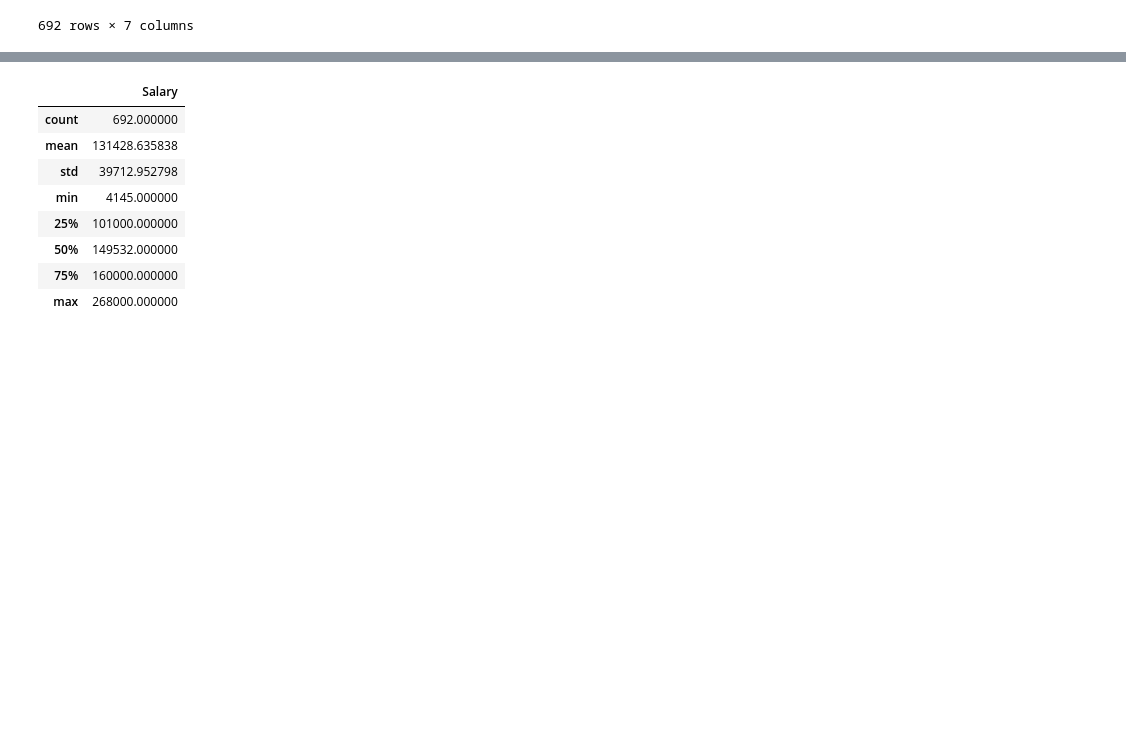
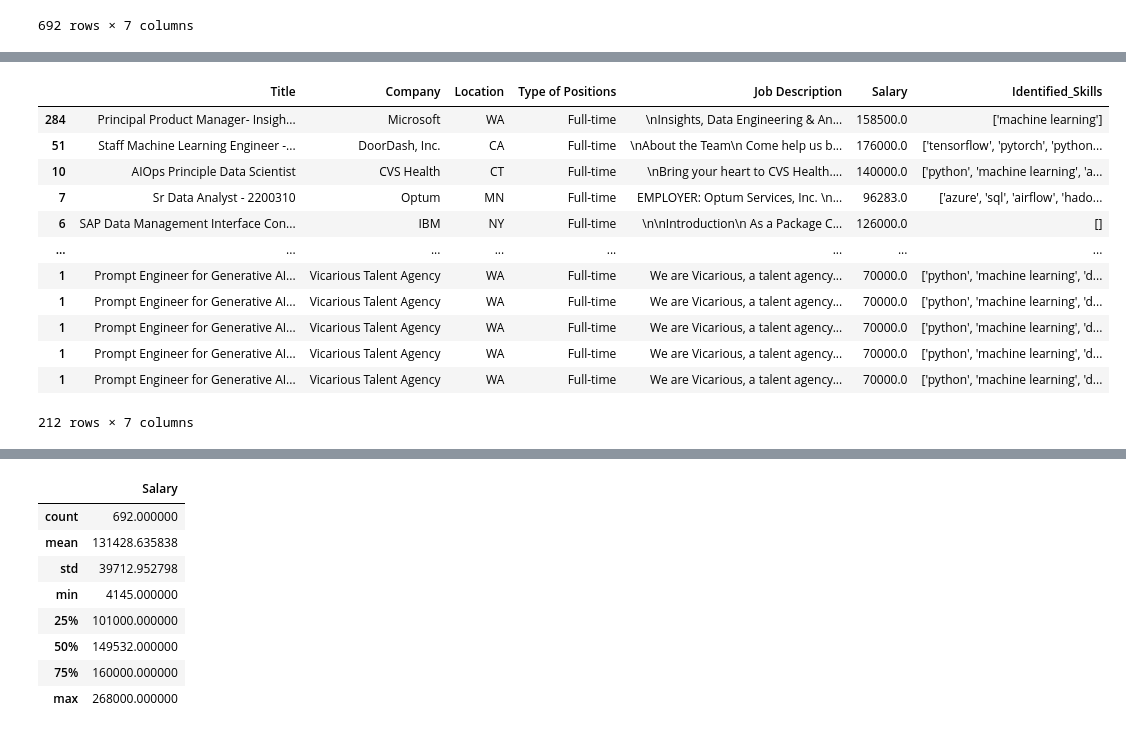
Before and after one commit to SharshS009/inventory, a Jupyter notebook: pandas.ipynb, the cells around one changed output, grey strips where cells are left out. Cells and saved outputs as stored; diff of their text form; code cells hidden in the pictures; blank space fills up the shorter version.

```diff
--- a/pandas.ipynb
+++ b/pandas.ipynb
@@ -19,0 +59,16 @@ df
+# %%
+df.loc[df['Title'].value_counts()]
+# %% [output]
+|  | Title | Company | Location | Type of Positions | Job Description | Salary | Identified_Skills |
+| 284 | Principal Product Manager- Insigh... | Microsoft | WA | Full-time | \nInsights, Data Engineering & An... | 158500.0 | ['machine learning'] |
+| 51 | Staff Machine Learning Engineer -... | DoorDash, Inc. | CA | Full-time | \nAbout the Team\n Come help us b... | 176000.0 | ['tensorflow', 'pytorch', 'python... |
+| 10 | AIOps Principle Data Scientist | CVS Health | CT | Full-time | \nBring your heart to CVS Health.... | 140000.0 | ['python', 'machine learning', 'a... |
+| 7 | Sr Data Analyst - 2200310 | Optum | MN | Full-time | EMPLOYER: Optum Services, Inc. \n... | 96283.0 | ['azure', 'sql', 'airflow', 'hado... |
+| 6 | SAP Data Management Interface Con... | IBM | NY | Full-time | \n\nIntroduction\n As a Package C... | 126000.0 | [] |
+| ... | ... | ... | ... | ... | ... | ... | ... |
+| 1 | Prompt Engineer for Generative AI... | Vicarious Talent Agency | WA | Full-time | We are Vicarious, a talent agency... | 70000.0 | ['python', 'machine learning', 'd... |
+| 1 | Prompt Engineer for Generative AI... | Vicarious Talent Agency | WA | Full-time | We are Vicarious, a talent agency... | 70000.0 | ['python', 'machine learning', 'd... |
+| 1 | Prompt Engineer for Generative AI... | Vicarious Talent Agency | WA | Full-time | We are Vicarious, a talent agency... | 70000.0 | ['python', 'machine learning', 'd... |
+| 1 | Prompt Engineer for Generative AI... | Vicarious Talent Agency | WA | Full-time | We are Vicarious, a talent agency... | 70000.0 | ['python', 'machine learning', 'd... |
+| 1 | Prompt Engineer for Generative AI... | Vicarious Talent Agency | WA | Full-time | We are Vicarious, a talent agency... | 70000.0 | ['python', 'machine learning', 'd... |
+212 rows × 7 columns
```
Also changed, not shown: parts of 6 cells of this notebook, 1 other file.
